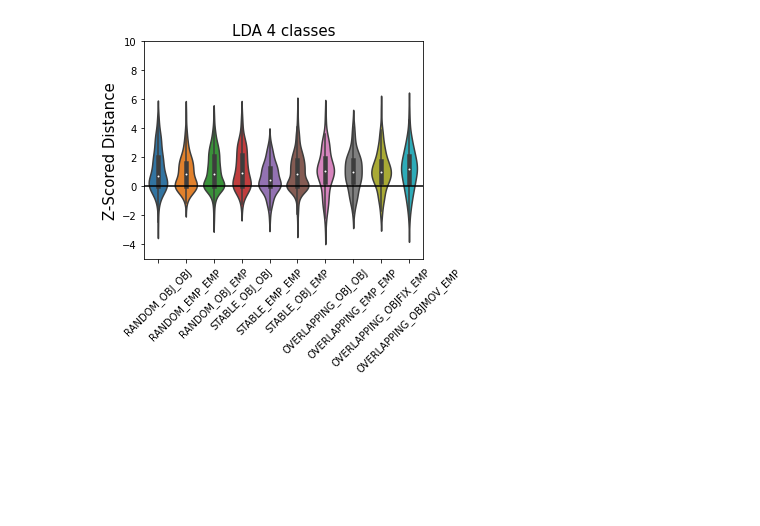
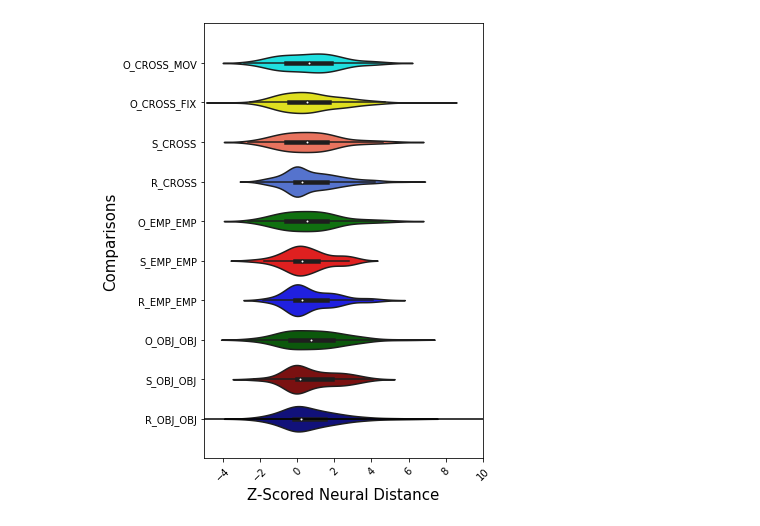
Before and after one commit to melisamc89/neural_analysys, a Jupyter notebook: src/mean_lda_2022.ipynb, the cells around one changed output. Saved outputs shown, nothing was run; the diff lists cells and outputs as text; code cells hidden in the pictures; blank space fills up the shorter version.

```diff
--- a/src/mean_lda_2022.ipynb
+++ b/src/mean_lda_2022.ipynb
@@ -33,8 +33,8 @@ import seaborn as sns
 import warnings
 warnings.filterwarnings("ignore")
 # %%
-input_directory = os.environ['PROJECT_DIR'] + 'neural_analysis/data/mean_representational_distance/distance_matrix_lda_zscored/'
-figure_path = os.environ['PROJECT_DIR'] +'neural_analysis/figures/mean_representational_distance/lda_3/'
+input_directory = os.environ['PROJECT_DIR'] + 'neural_analysis/data/mean_representational_distance/distance_matrix_lda_zscored_short/'
+figure_path = os.environ['PROJECT_DIR'] +'neural_analysis/figures/mean_representational_distance/lda_4_short2/'
 object_path =  os.environ['PROJECT_DIR'] + 'calcium_imaging_behaviour/data/occupied_corners/'
 # %%
 mouse_vector = [56165, 32363, 32364, 32365, 411857, 411857, 401714]
@@ -649,31 +870,32 @@ figure.savefig(figure_path + 'lda_trials_violin2.png')
 # %%
 figure = plt.figure()
 gs = plt.GridSpec(1,1)
-label2 = ['RANDOM_OBJ_OBJ','RANDOM_EMP_EMP','RANDOM_OBJ_EMP','STABLE_OBJ_OBJ','STABLE_EMP_EMP','STABLE_OBJ_EMP','OVERLAPPING_OBJ_OBJ','OVERLAPPING_EMP_EMP','OVERLAPPING_OBJFIX_EMP','OVERLAPPING_OBJMOV_EMP']
-label3 = ['RANDOM_OBJ_OBJ','RANDOM_EMP_EMP','RANDOM_OBJ_EMP','STABLE_OBJ_OBJ','STABLE_EMP_EMP','STABLE_OBJ_EMP','OVERLAPPING_OBJ_OBJ_MOV','OVERLAPPING_OBJ_OBJ_FIX','OVERLAPPING_EMP_EMP','OVERLAPPING_OBJMOV_EMP','OVERLAPPING_OBJFIX_EMP']
-
-
-plot_list = [[matrix_r_occ1],[matrix_r_emp1],[matrix_r_cross1],[matrix_s_occ1],[matrix_s_emp1],[matrix_s_cross1],
-             [matrix_o_occ1],[matrix_o_emp1],[matrix_o_cross_fix1],[matrix_o_cross_mov1]]
+label3 = ['R_OBJ_OBJ','S_OBJ_OBJ','O_OBJ_OBJ','R_EMP_EMP','S_EMP_EMP','O_EMP_EMP','R_CROSS','S_CROSS','O_CROSS_FIX','O_CROSS_MOV']
+color_list = ['darkblue','darkred','darkgreen','blue','red','green','royalblue','tomato','yellow','cyan']
+plot_list = [[matrix_r_occ1],[matrix_s_occ1],[matrix_o_occ1],[matrix_r_emp1],[matrix_s_emp1],[matrix_o_emp1],
+             [matrix_r_cross1],[matrix_o_emp1],[matrix_o_cross_fix1],[matrix_o_cross_mov1]]
 
 ax1 = figure.add_subplot(gs[0,0])
-ax1.set_title('LDA 4 classes',fontsize = 15)
+#ax1.set_title('LDA 4 classes',fontsize = 15)
 #ax1.set_xlabel('Conditions', fontsize = 15)
-ax1.set_ylabel('Z-Scored Distance',fontsize = 15)
-ax1 = sns.violinplot(data = plot_list, orient = 'v')
-ax1.set_xticklabels(label2)
-ax1.set_xticklabels(label2)
-ax1.set_ylim([-5,10])
+ax1.set_xlabel('Z-Scored Neural Distance',fontsize = 15)
+ax1.set_ylabel('Comparisons',fontsize = 15)
+
+ax1 = sns.violinplot(data = plot_list, orient = 'h', palette = color_list)
+ax1.set_yticklabels(label3)
+ax1.set_ylim([-1,10])
+ax1.set_xlim([-5,10])
+
 ax1.axhline(y=0, color='k', linestyle='-')
 
 for tick in ax1.get_xticklabels():
     tick.set_rotation(45)
 
-figure.set_size_inches([5,4])
+figure.set_size_inches([5,8])
 figure.patch.set_facecolor('white')
 figure.savefig(figure_path + 'lda_trials_violin.png')
 # %% [output]
-[figure, old version]
+[figure, new version]
 # %%
 label = ['LDA 4 classes']
 titles = ['Objects','Empty Corners','Cross Distance']
```
Also changed, not shown: parts of 38 cells of this notebook, 8 other files.
